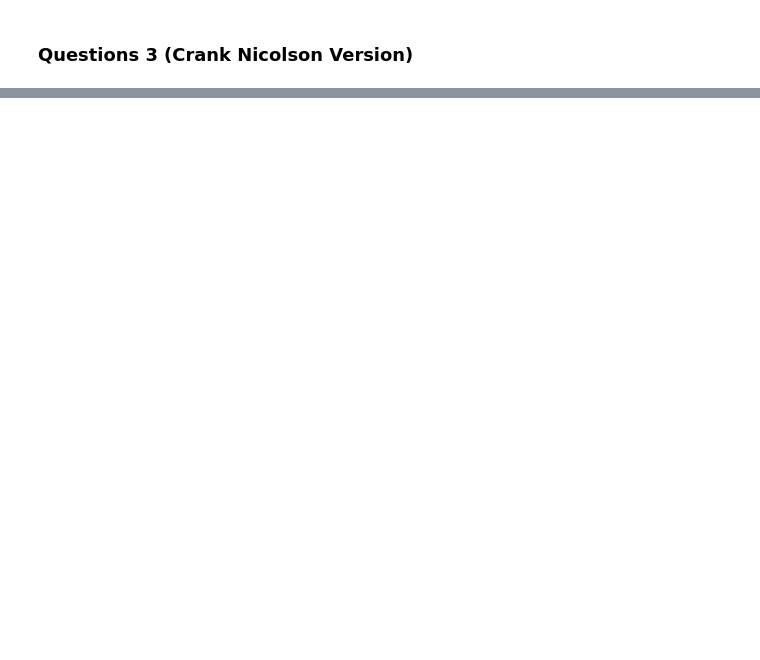
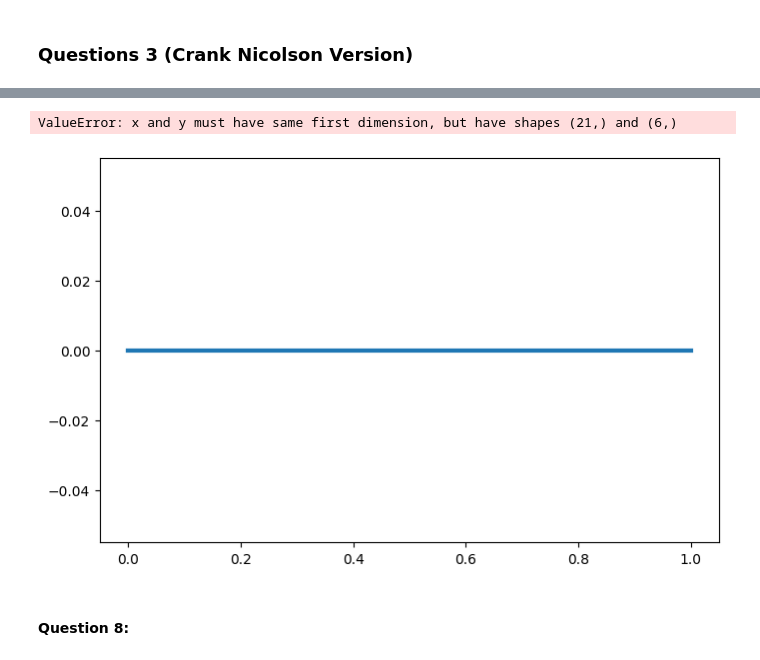
Before and after one commit to PradeC123/Numerical-Solution-to-PDE-GD-Smith-, a Jupyter notebook: chapter2_pde_fdm_convergence_stability_gd_smith_pranav_chopde.ipynb, the cells around one changed output, grey strips where cells are left out. Saved outputs shown, nothing was run; the diff lists cells and outputs as text; code cells hidden in the pictures; blank space fills up the shorter version.

```diff
--- a/chapter2_pde_fdm_convergence_stability_gd_smith_pranav_chopde.ipynb
+++ b/chapter2_pde_fdm_convergence_stability_gd_smith_pranav_chopde.ipynb
@@ -359,0 +408,13 @@ plt.show()
+# %%
+plt.figure(figsize=(8, 5))
+plt.plot(x, U_actual[5, :], linewidth = 3,  label="Analytical Solution")
+plt.plot(x, U_fdm[5, :], '-ok', linewidth = 1, label="Crank Nicolson Method")
+plt.title("Analytical and Numerical Solution for t = 0.0005")
+plt.legend()
+plt.grid(True)
+plt.show()
+# %% [output]
+ValueError: x and y must have same first dimension, but have shapes (21,) and (6,)
+[figure, added]
+# %% [markdown]
+#### Question 8:
```
Also changed, not shown: parts of 21 cells of this notebook.
